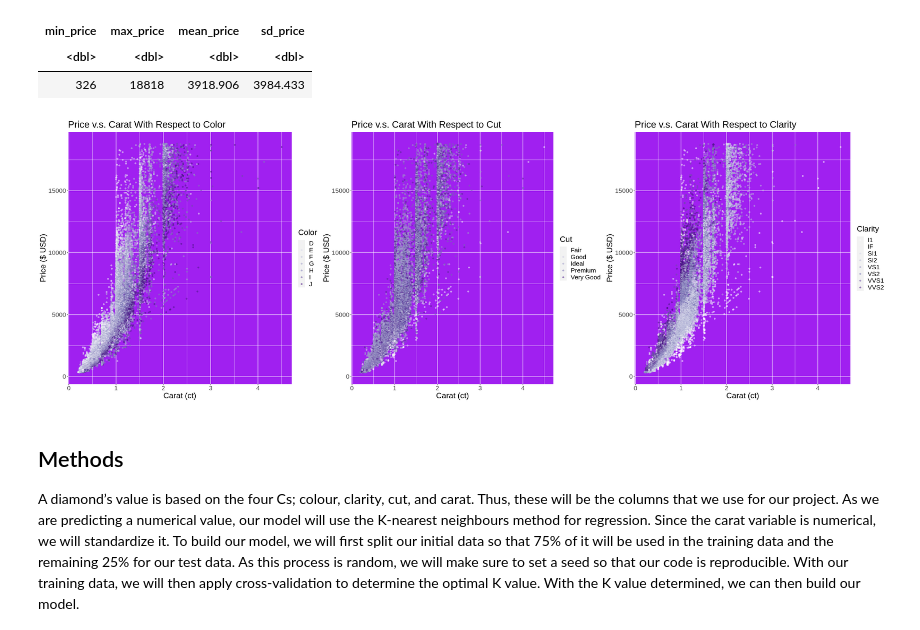
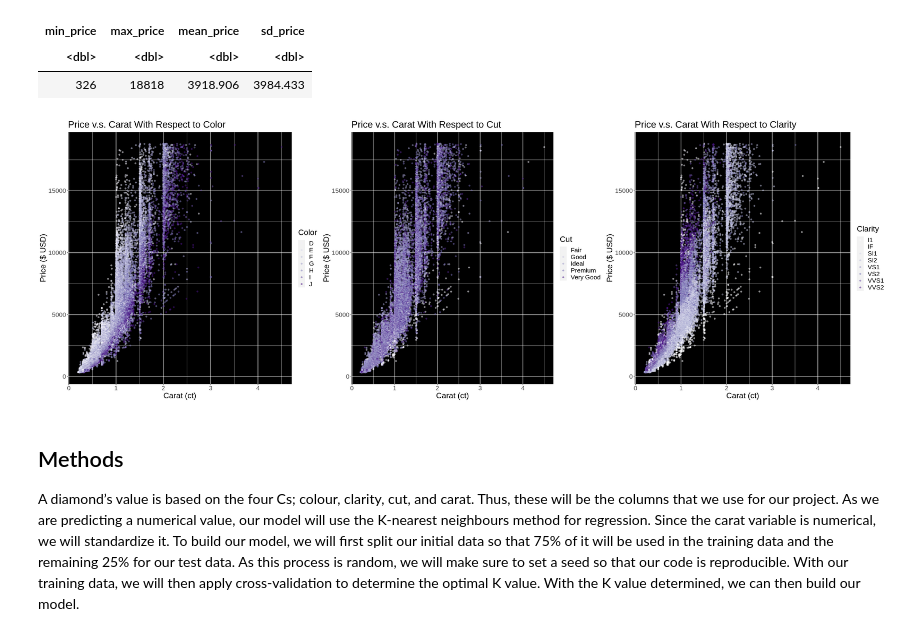
Before and after one commit to cpan0/dsci100-project, a Jupyter notebook: proposal.ipynb, the cells around one changed output. Cells and saved outputs as stored; diff of their text form; code cells hidden in the pictures.

Commit message:
changed plot colours

```diff
--- a/proposal.ipynb
+++ b/proposal.ipynb
@@ -160,35 +160,35 @@ A tibble: 1 × 4
 # %%
 options(repr.plot.width = 30, repr.plot.height = 10)
 
 # exploratory data analysis (visualization)
 diamonds_color_plot <- diamonds_train %>%
     ggplot(aes(x = carat, y = price, color = color)) +
     geom_point(alpha = 0.5) +
     labs(title = "Price v.s. Carat With Respect to Color", x = "Carat (ct)", y = "Price ($ USD)", color = "Color") +
     theme(text = element_text(size=20)) +
     scale_color_brewer(palette = "Purples") +
-    theme(panel.background = element_rect(fill = "purple"))
+    theme(panel.background = element_rect(fill = "black"))
 
 
 diamonds_cut_plot <- diamonds_train %>%
     ggplot(aes(x = carat, y = price, color = cut)) +
     geom_point(alpha = 0.5) +
     labs(title = "Price v.s. Carat With Respect to Cut", x = "Carat (ct)", y = "Price ($ USD)", color = "Cut") +
     theme(text = element_text(size=20)) +
     scale_color_brewer(palette = "Purples") +
-    theme(panel.background = element_rect(fill = "purple"))
+    theme(panel.background = element_rect(fill = "black"))
 
 diamonds_clarity_plot <- diamonds_train %>%
     ggplot(aes(x = carat, y = price, color = clarity)) +
     geom_point(alpha = 0.5) +
     labs(title = "Price v.s. Carat With Respect to Clarity", x = "Carat (ct)", y = "Price ($ USD)", color = "Clarity") +
     theme(text = element_text(size=20)) +
     scale_color_brewer(palette = "Purples") +
     theme(panel.background = element_rect(fill = "black"))
 
 plot_grid(diamonds_color_plot, diamonds_cut_plot, diamonds_clarity_plot, nrow = 1)
 # %% [output]
-[figure, old version]
+[figure, new version]
 # %% [markdown]
 ## Methods
 
```
